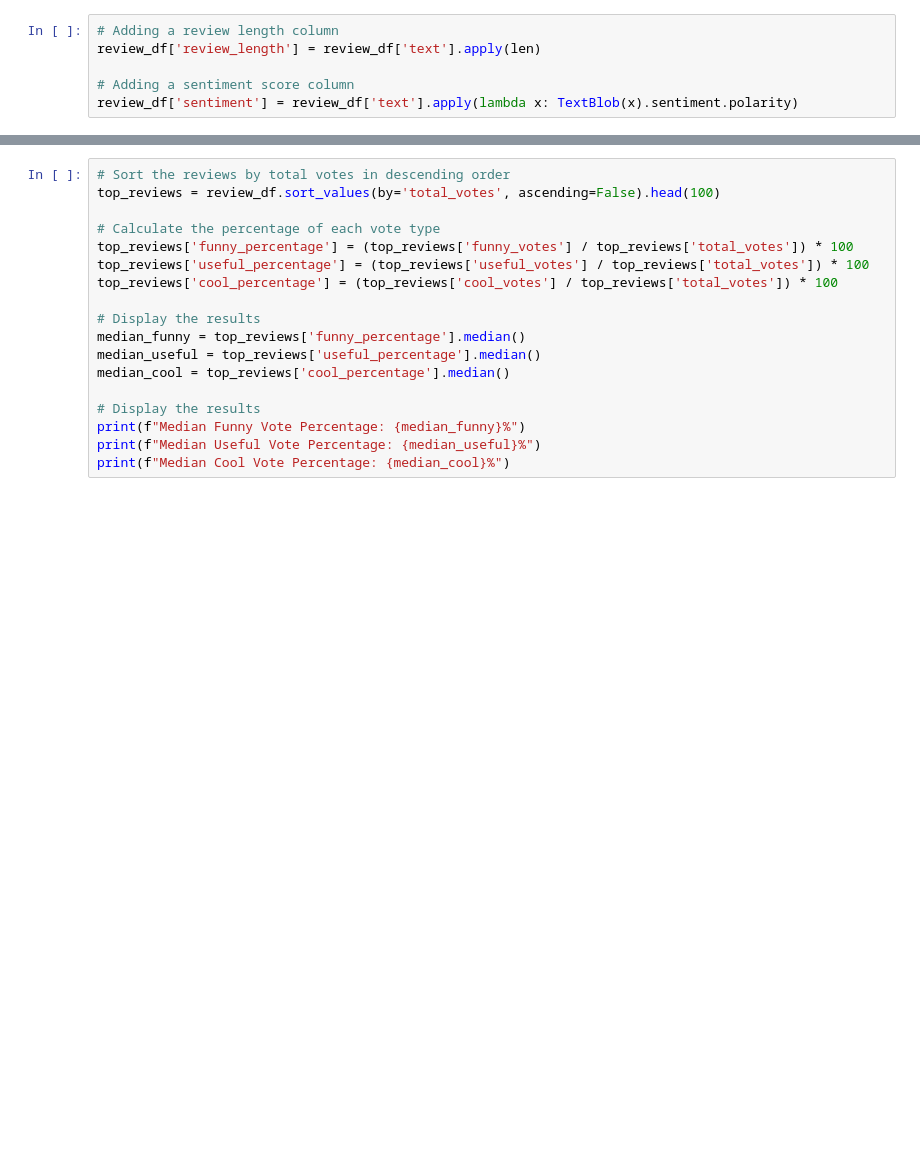
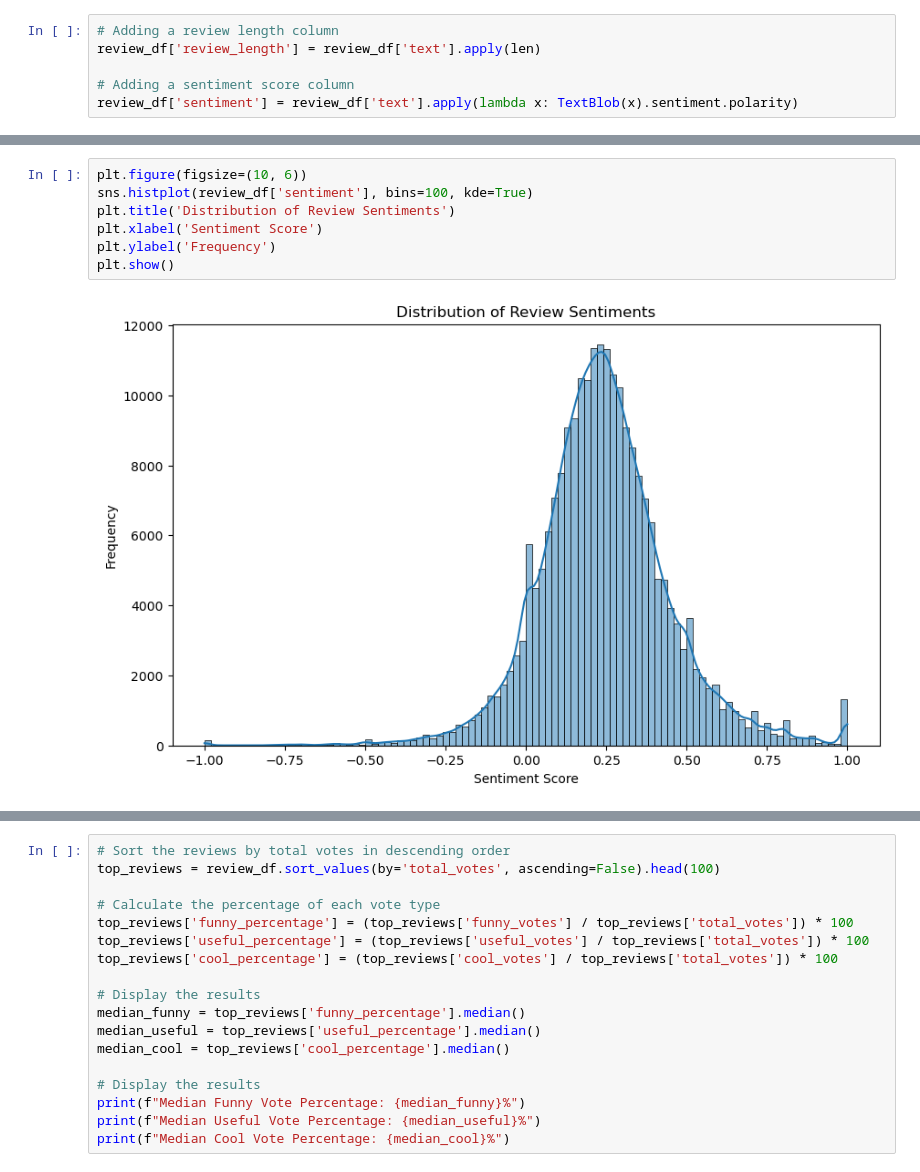
Before and after one commit to Funnyzxh/ee562-project-yelp-review-prediction, a Jupyter notebook: eda.ipynb, the cells around one changed output, grey strips where cells are left out. Saved outputs shown, nothing was run; the diff lists cells and outputs as text; blank space fills up the shorter version.

```diff
--- a/eda.ipynb
+++ b/eda.ipynb
@@ -110,0 +108,9 @@ plt.show()
+# %%
+plt.figure(figsize=(10, 6))
+sns.histplot(review_df['sentiment'], bins=100, kde=True)
+plt.title('Distribution of Review Sentiments')
+plt.xlabel('Sentiment Score')
+plt.ylabel('Frequency')
+plt.show()
+# %% [output]
+[figure, added]
```
Also changed, not shown: parts of 17 cells of this notebook, 2 other files.
